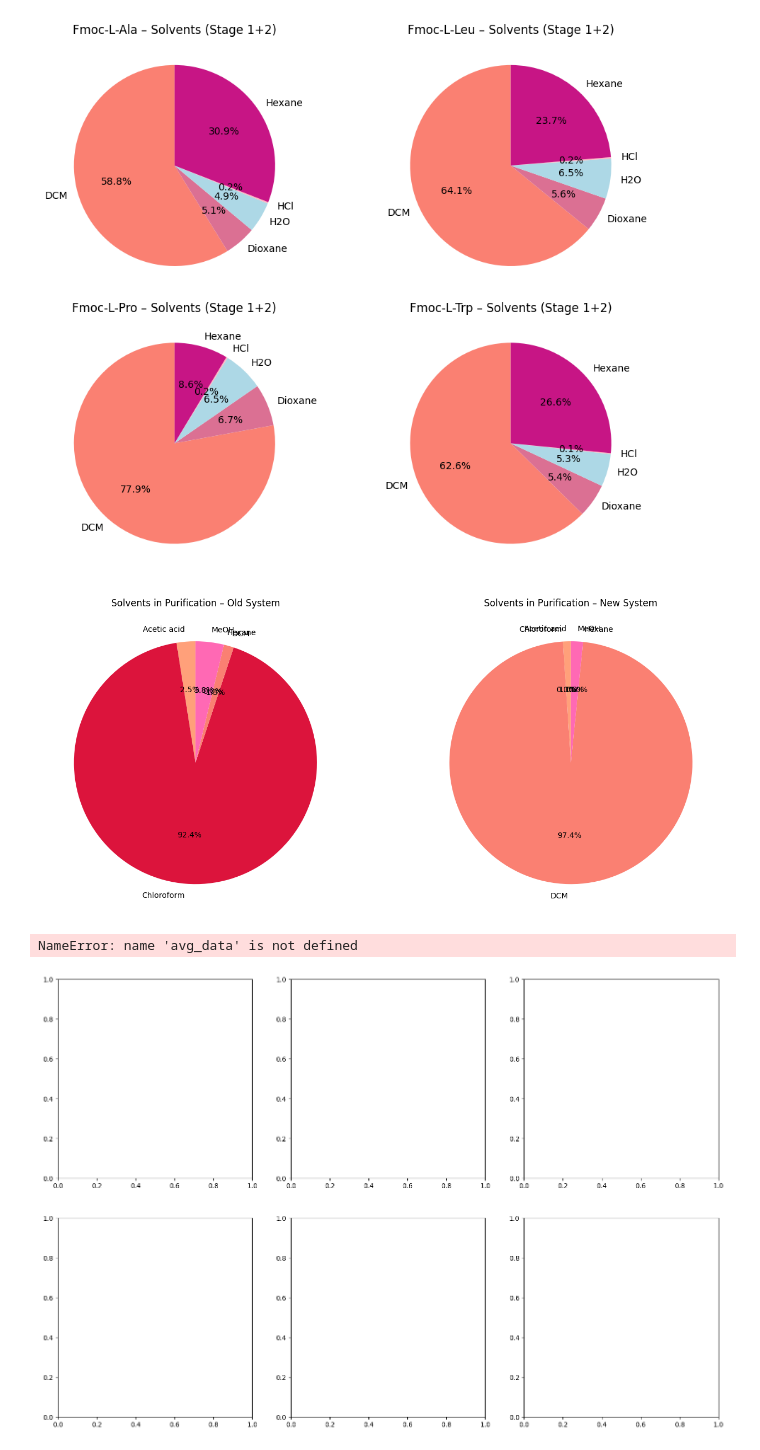
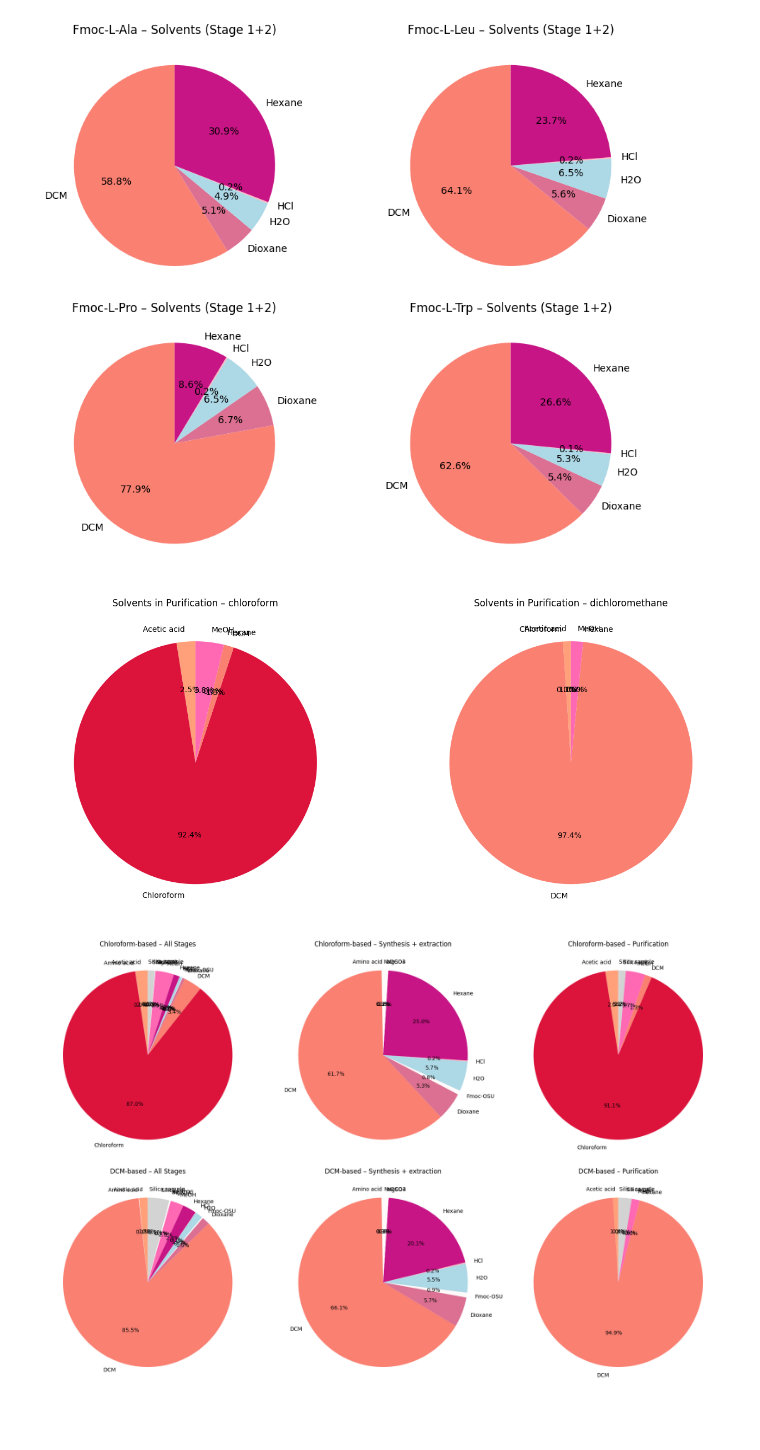
Before and after one commit to FairzanIsLearning/OralLeptinExploration, a Jupyter notebook: Green metrics/Composition-AAprotection.ipynb, the cells around one changed output. Drawn from its saved outputs; the diff is of its cells as text; code cells hidden in the pictures; blank space fills up the shorter version.

```diff
--- a/Green metrics/Composition-AAprotection.ipynb
+++ b/Green metrics/Composition-AAprotection.ipynb
@@ -283,7 +292,7 @@ if not old_pur.empty:
     colors_old = [custom_colors.get(mat, fallback_color) for mat in old_pur['Material']]
     ax1.pie(old_pur['Mass_mg'], labels=old_pur['Material'], colors=colors_old,
             autopct='%1.1f%%', startangle=90)
-    ax1.set_title('Solvents in Purification – Old System')
+    ax1.set_title('Solvents in Purification – chloroform')
 else:
     ax1.text(0.5, 0.5, 'No data', ha='center', va='center')
 
@@ -292,59 +301,66 @@ if not new_pur.empty:
     colors_new = [custom_colors.get(mat, fallback_color) for mat in new_pur['Material']]
     ax2.pie(new_pur['Mass_mg'], labels=new_pur['Material'], colors=colors_new,
             autopct='%1.1f%%', startangle=90)
-    ax2.set_title('Solvents in Purification – New System')
+    ax2.set_title('Solvents in Purification – dichloromethane')
 else:
     ax2.text(0.5, 0.5, 'No data', ha='center', va='center')
 
 plt.tight_layout()
 plt.show()
 # %% [output]
-[figure, old version]
+[figure, new version]
 # %%
 # visualize material consumption for all stages in different main purification solvent
 stage_groups = {
-    'All Stages':      [1, 2, 3],
-    'Synthesis + extraction':       [1, 2],
-    'Purification':         [3]
+    'All Stages':             [1, 2, 3],
+    'Synthesis + extraction': [1, 2],
+    'Purification':           [3]
 }
+
 system_labels = ['Chloroform‑based', 'DCM‑based']
-systems = ['old', 'new']
+systems       = ['old', 'new']
 
+all_materials_df = Material_consumption_process.copy()
+
+# Group the 'Amino acid'
+amino_acid_names = ['Leu', 'Trp', 'Ala', 'Pro', 'Cys', 'Cys.HCl']
+all_materials_df.loc[all_materials_df['Material'].isin(amino_acid_names), 'Material'] = 'Amino acid'
+custom_colors['Amino acid'] = 'white'
+
+# custom 2 x 3 plot
 fig, axes = plt.subplots(2, 3, figsize=(18, 12))
 
-avg_data = avg_data[avg_data['Mass_mg'] > 0]
-
-
 for row_idx, system in enumerate(systems):
-    system_data = solvents_df[solvents_df['Puritication_system'] == system]
+    system_data = all_materials_df[all_materials_df['Puritication_system'] == system]
 
     for col_idx, (group_name, stages) in enumerate(stage_groups.items()):
         ax = axes[row_idx, col_idx]
 
         group_data = system_data[system_data['Stage'].isin(stages)]
 
         if group_data.empty:
-            ax.text(0.5, 0.5, 'No data', ha='center', va='center', transform=ax.transAxes)
+            ax.text(0.5, 0.5, 'No data', ha='center', va='center',
+                    transform=ax.transAxes)
             ax.set_title(f'{system_labels[row_idx]} – {group_name}')
             continue
 
-        # Compute mean mass per material
+        # Average mass per material (amino acids already merged)
         avg_data = group_data.groupby('Material')['Mass_mg'].mean().reset_index()
-
-        # Exclude materials with zero mass
         avg_data = avg_data[avg_data['Mass_mg'] > 0]
 
         if avg_data.empty:
-            ax.text(0.5, 0.5, 'All zero mass', ha='center', va='center', transform=ax.transAxes)
+            ax.text(0.5, 0.5, 'All zero mass', ha='center', va='center',
+                    transform=ax.transAxes)
             ax.set_title(f'{system_labels[row_idx]} – {group_name}')
             continue
 
         colors = [custom_colors.get(mat, fallback_color) for mat in avg_data['Material']]
+
         ax.pie(avg_data['Mass_mg'], labels=avg_data['Material'], colors=colors,
                autopct='%1.1f%%', startangle=90)
-        ax.set_title(f'{group_name}')
+        ax.set_title(f'{system_labels[row_idx]} – {group_name}')
 
-        #ax.set_title(f'{system_labels[row_idx]} – {group_name}')
+plt.tight_layout()
+plt.show()
 # %% [output]
-NameError: name 'avg_data' is not defined
-[figure, old version]
+[figure, new version]
```
Also changed, not shown: parts of 3 cells of this notebook, 1 other file.
